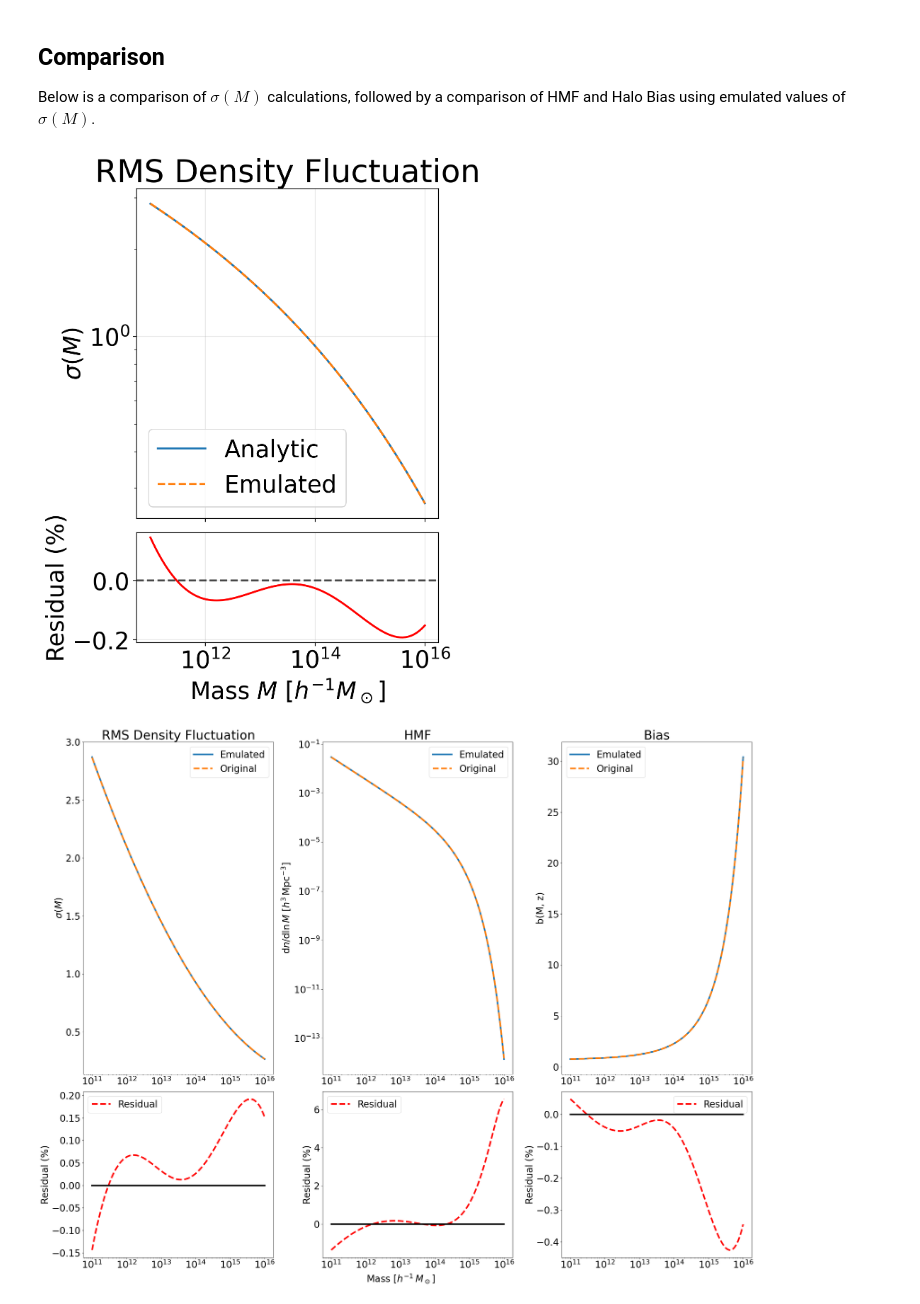
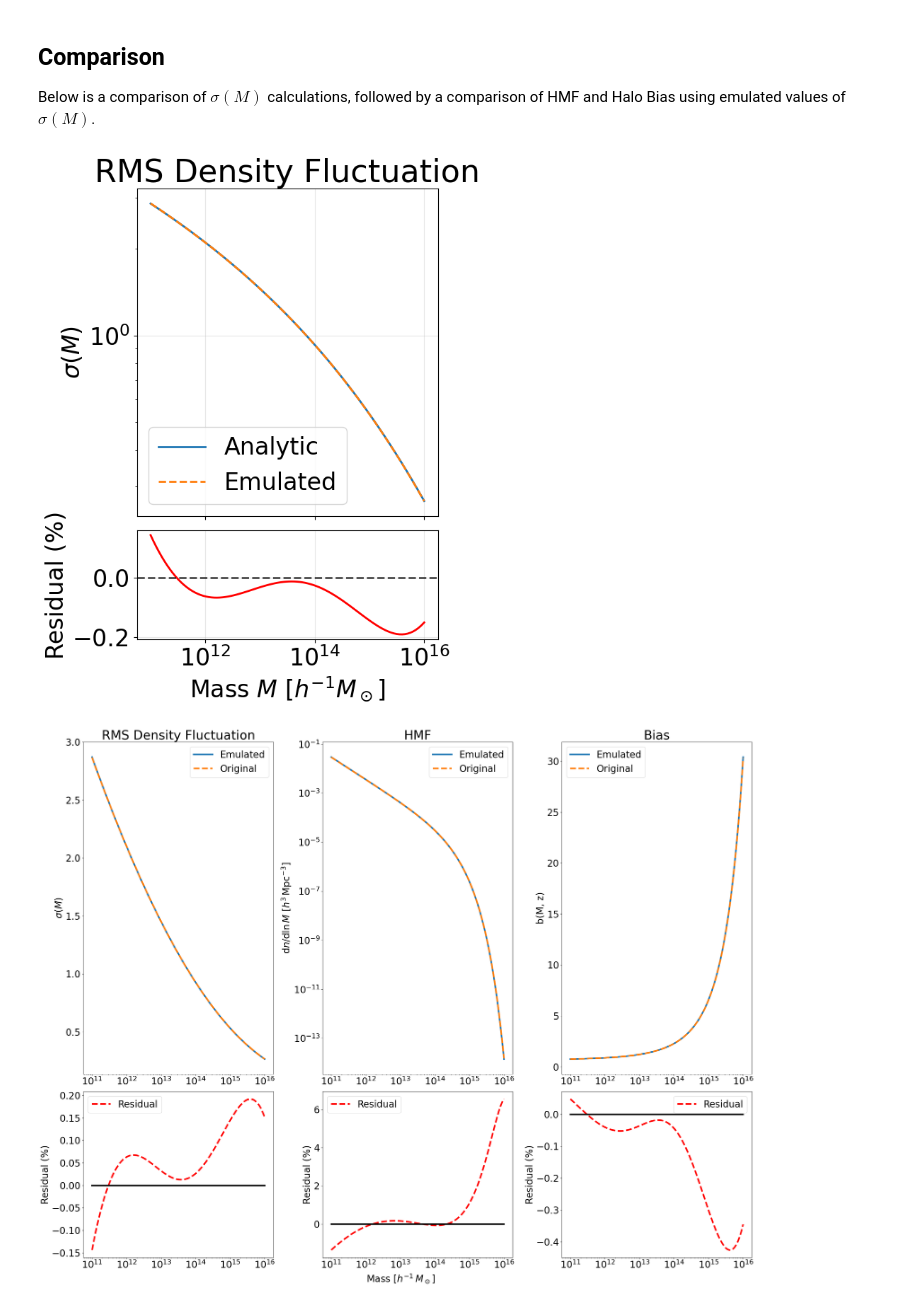
Before and after one commit to fkeruzore/halox, a Jupyter notebook: notebooks/using_the_emulator.ipynb, the cells around one changed output. Cells and saved outputs as stored; diff of their text form; code cells hidden in the pictures.

```diff
--- a/notebooks/using_the_emulator.ipynb
+++ b/notebooks/using_the_emulator.ipynb
@@ -52,35 +52,35 @@ Below is a comparison of $\sigma(M)$ calculations, followed by a comparison of H
 # fractional residuals
 residuals = (sigma_emu - sigma_fid) / sigma_fid * 100
 
 fig, axs = plt.subplots(
     2, 1, figsize=(6, 8), sharex=True,
-    gridspec_kw={"height_ratios": [3, 1]}, dpi = 200
+    gridspec_kw={"height_ratios": [3, 1]}
 )
 
 # --- Top: sigma(M) ---
 axs[0].plot(M, sigma_fid, label="Analytic", lw=2)
 axs[0].plot(M, sigma_emu, "--", label="Emulated", lw=2)
 
 axs[0].set_xscale("log")
 axs[0].set_yscale("log")
 axs[0].set_ylabel(r"$\sigma(M)$")
 axs[0].set_title(r"RMS Density Fluctuation")
 axs[0].legend()
 axs[0].grid(True, alpha=0.3)
 
 # --- Bottom: residuals ---
 axs[1].plot(M, residuals, lw=2, color = "red")
 
 axs[1].axhline(0.0, color="black", linestyle="--", alpha=0.7, lw = 2)
 
 axs[1].set_xscale("log")
 axs[1].set_ylabel("Residual (%)")
 axs[1].set_xlabel(r"Mass $M$ [$h^{-1} M_\odot$]")
 axs[1].grid(True, alpha=0.3)
 
 plt.tight_layout()
 # %% [output]
-[figure, old version]
+[figure, new version]
 # %%
 
 # Compute the mass function
```
